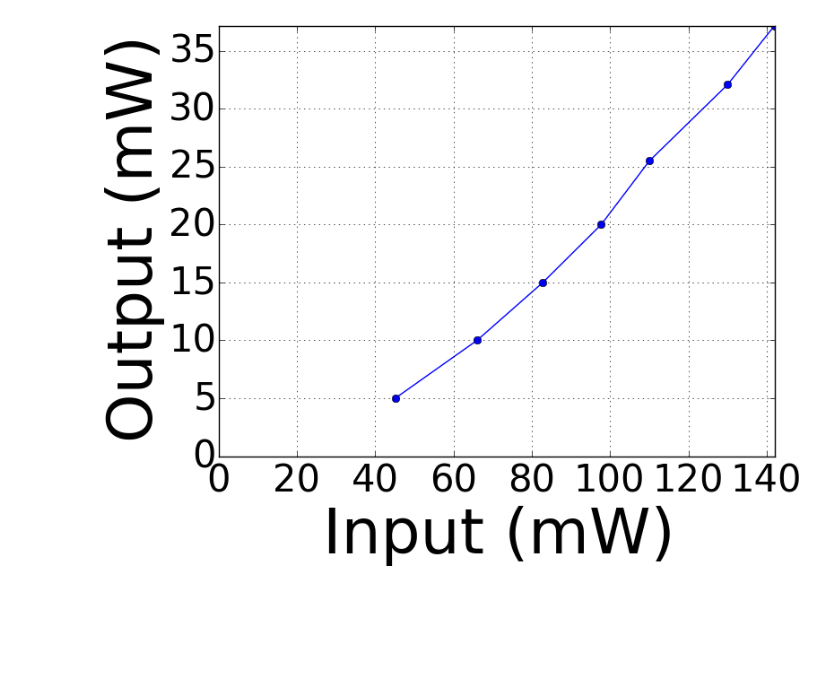
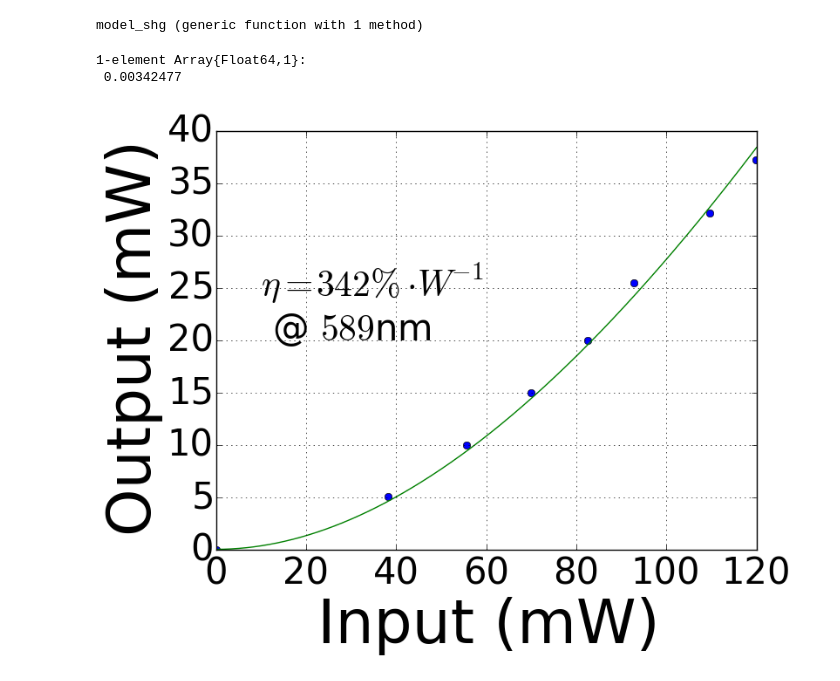
Before and after one commit to nacs-lab/yyc-data, a Jupyter notebook: presentations/2015-05-05_cua/Na_laser.ipynb, the cells around one changed output. Cells and saved outputs as stored; diff of their text form; code cells hidden in the pictures; blank space fills up the shorter version.

```diff
--- a/presentations/2015-05-05_cua/Na_laser.ipynb
+++ b/presentations/2015-05-05_cua/Na_laser.ipynb
@@ -27,0 +27,7 @@ dbl_output = doubler_power[:, 2];
+# %%
+efficiency = 13.5 / 16;
+dbl_input = doubler_power[:, 1] * efficiency;
+dbl_output = doubler_power[:, 2];
+push!(dbl_input, 0)
+push!(dbl_output, 0)
+plot(dbl_input, dbl_output, "bo-");
@@ -28,13 +36,29 @@ dbl_output = doubler_power[:, 2];
+# %%
+model_shg(x, p) = x .* tanh(√(p[1] .* x)).^2
+# %% [output]
+model_shg (generic function with 1 method)
+# %%
+shg_fit = curve_fit(model_shg, dbl_input, dbl_output, [0.02]);
+shg_fit.param
+# %% [output]
+1-element Array{Float64,1}:
+ 0.00342477
 # %%
-plot(dbl_input, dbl_output, "bo-")
-xlim([0, maximum(dbl_input)])
-ylim([0, maximum(dbl_output)])
+plot(dbl_input, dbl_output, "bo")
+plotx = linspace(0, 120, 1000)
+plot(plotx, model_shg(plotx, shg_fit.param), "g")
+
+text(10, 20, @sprintf("\$\\eta=%d\\%%\\cdot{W}^{-1}\$\n @ \$589\$nm",
+                      round(shg_fit.param[1] * 100000)); size=30)
+
+xlim([0, 120])
+ylim([0, 40])
 xlabel("Input (mW)"; size=50)
 ylabel("Output (mW)"; size=50)
 for label in [gca()[:get_xticklabels](); gca()[:get_yticklabels]()]
     label[:set_fontsize](30)
 end
 grid()
 savefig("Na_doubler_power.png"; bbox_inches="tight")
 # %% [output]
-[figure, old version]
+[figure, new version]
```
Also changed, not shown: parts of 4 cells of this notebook, 2 other files.
